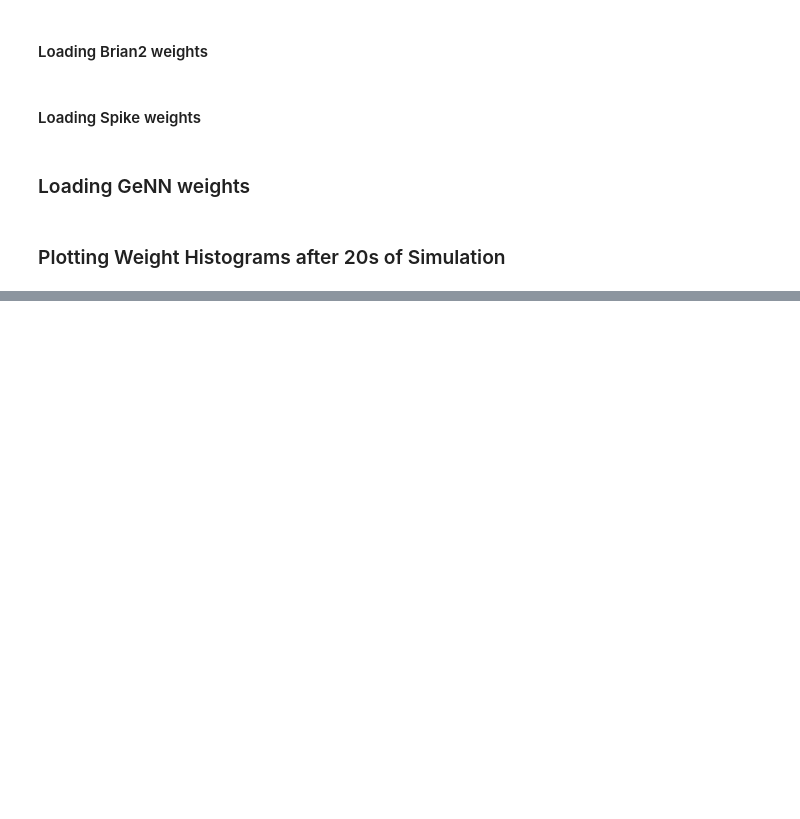
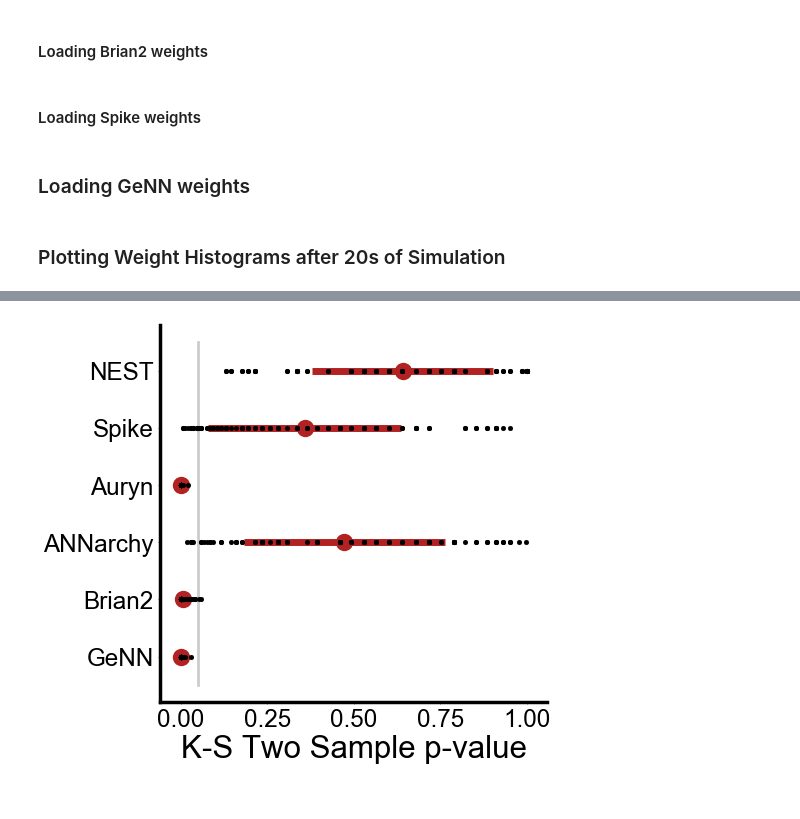
Before and after one commit to nasiryahm/SNNSimulatorComparison, a Jupyter notebook: Benchmarks/Brunel/_results/BrunelWeightAnalysis.ipynb, the cells around one changed output, grey strips where cells are left out. Drawn from its saved outputs; the diff is of its cells as text; code cells hidden in the pictures; blank space fills up the shorter version.

```diff
--- a/Benchmarks/Brunel/_results/BrunelWeightAnalysis.ipynb
+++ b/Benchmarks/Brunel/_results/BrunelWeightAnalysis.ipynb
@@ -100,0 +117,42 @@ fig.savefig('weightRange_comparison.png', dpi=300)
+# %%
+# Sample some random % of weights 10 times and use these to do some statistical analysis
+numberofsamples = 10
+samplesize=1000.0
+sampleindices = []
+
+np.random.seed(42)
+for t in range(numberofsamples):
+    sampleindices.append(np.random.randint(0,high=len(nestweights), size=int(samplesize)))
+# %%
+weight_ks = np.zeros((len(data), len(data), numberofsamples, numberofsamples))
+
+for d1 in range(len(data)):
+    for d2 in range(len(data)):
+        for s1 in range(numberofsamples):
+            for s2 in range(numberofsamples):
+                weight_ks[d1,d2,s1,s2] = ks_2samp(data[d1][sampleindices[s1]], data[d2][sampleindices[s2]])[1]
+# %%
+# %%capture
+plt.figure(figsize=(10,10), dpi=50)
+
+tickvalues = []
+count = 0
+d1 = 0 # Comparing against samples from NEST
+
+for d2 in range(len(data)):
+    plt.errorbar(np.mean(weight_ks[d1,d2]), [-1*count], fmt=".", ms=50, lw=10, color='firebrick', xerr=np.std(weight_ks[d1,d2].flatten()), zorder=-1)
+    plt.scatter(weight_ks[d1,d2].flatten(), -1*count*np.ones(weight_ks[d1,d2].flatten().shape), s=50, color='k')
+    tickvalues.append(labels[d2])
+    count += 1
+
+ax = plt.gca()
+ax.spines['top'].set_visible(False)
+ax.spines['right'].set_visible(False)
+
+plt.plot([0.05, 0.05], [0.5,-5.5], lw=4, zorder=-5, color='k', alpha=0.2)
+
+
+plt.xlabel("K-S Two Sample p-value\n")
+_ = plt.yticks(-1*np.arange(count), tickvalues, rotation='horizontal')
+# %% [output]
+[figure, added]
```
Also changed, not shown: parts of 8 cells of this notebook.
